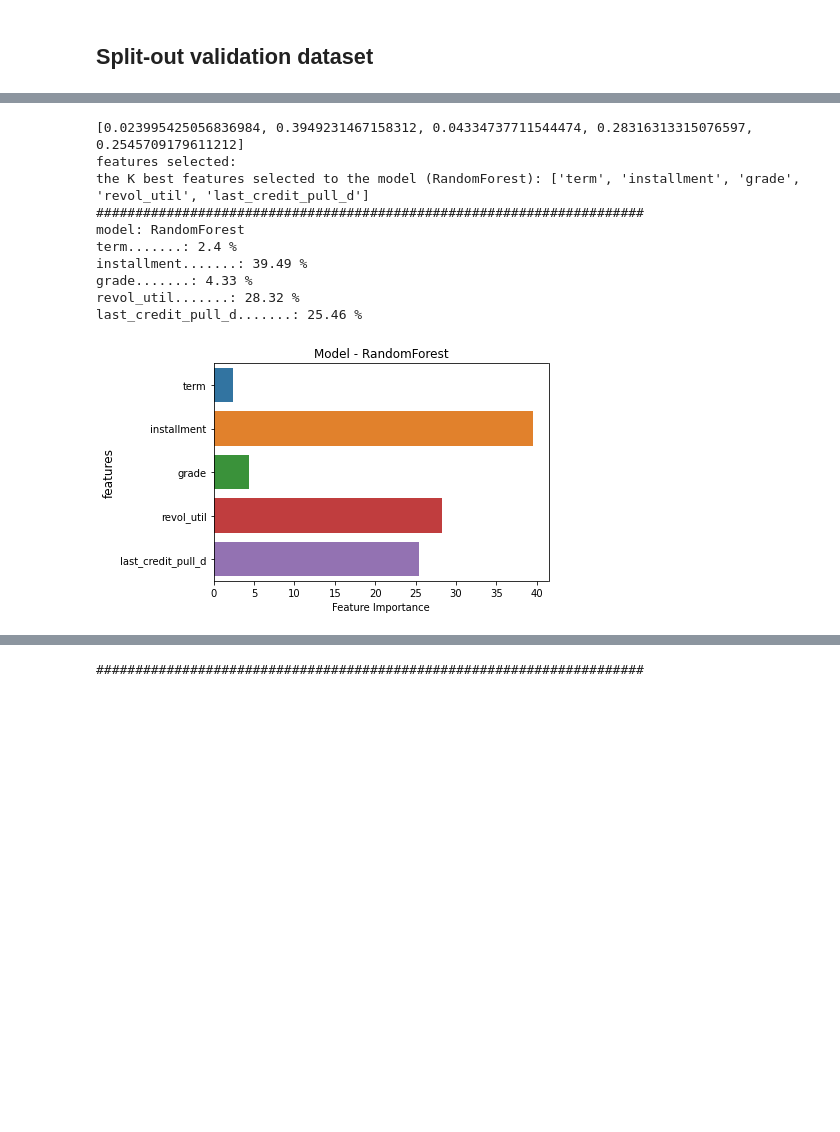
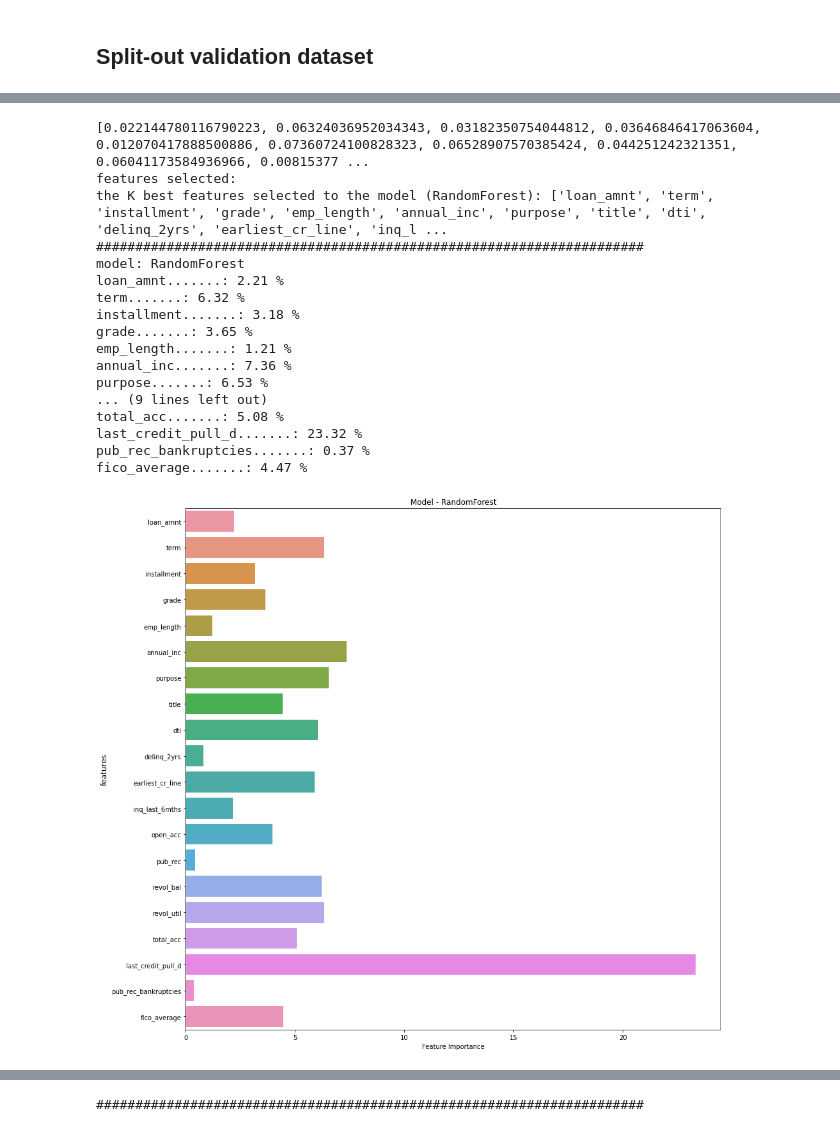
Before and after one commit to andvsilva/dataset, a Jupyter notebook: notebooks/model.ipynb, the cells around one changed output, grey strips where cells are left out. Cells and saved outputs as stored; diff of their text form; code cells hidden in the pictures; blank space fills up the shorter version.

Commit message:
update feature selection and modeling

```diff
--- a/notebooks/model.ipynb
+++ b/notebooks/model.ipynb
@@ -136,7 +138,7 @@ def pipeline_project(X, model):
     print('preprocessor...')
     preprocessor = transf_cat_num(X)
 
-    feature_selection = SelectKBest(score_func=mutual_info_regression, k = 5)
+    feature_selection = SelectKBest(score_func=mutual_info_regression, k = 20)
 
     pipe = Pipeline(steps=[('preprocessor', preprocessor),
                             ('fs', feature_selection),
@@ -301,39 +300,47 @@ for name, model in models.items():
     for ilist in new_features:
 
         if(name=='CatBoost'):
             dict_feat_importances[ilist] = list_feat_importances[i] # porcentagem %
             print(f"{ilist}.......: {round(dict_feat_importances[ilist], 2)} %")
             i=i+1
         else:
             dict_feat_importances[ilist] = list_feat_importances[i]*100 # porcentagem %
             print(f"{ilist}.......: {round(dict_feat_importances[ilist], 2)} %")
             i=i+1
 
     x_axis = list(dict_feat_importances.values())
     y_axis = list(dict_feat_importances.keys())
 
+    plt.figure(figsize = (15,15))
     sns.barplot(x_axis, y_axis)
 
     plt.ylabel('features', fontsize=12)
     plt.xlabel('Feature Importance')
     plt.title(f"Model - {name}")
     plt.savefig(f'figures/feature_importance_model_{name}.png')
     plt.savefig(f'figures/feature_importance_model_{name}.pdf')
     # Show graphic
     plt.show()
 
 
     print('######################################################################')
 # %% [output]
-[0.023995425056836984, 0.3949231467158312, 0.04334737711544474, 0.28316313315076597, 0.2545709179611212]
+[0.022144780116790223, 0.06324036952034343, 0.03182350754044812, 0.03646846417063604, 0.012070417888500886, 0.07360724100828323, 0.06528907570385424, 0.044251242321351, 0.06041173584936966, 0.00815377 ...
 features selected:
-the K best features selected to the model (RandomForest): ['term', 'installment', 'grade', 'revol_util', 'last_credit_pull_d']
+the K best features selected to the model (RandomForest): ['loan_amnt', 'term', 'installment', 'grade', 'emp_length', 'annual_inc', 'purpose', 'title', 'dti', 'delinq_2yrs', 'earliest_cr_line', 'inq_l ...
 ######################################################################
 model: RandomForest
-term.......: 2.4 %
-installment.......: 39.49 %
-grade.......: 4.33 %
-revol_util.......: 28.32 %
-last_credit_pull_d.......: 25.46 %
+loan_amnt.......: 2.21 %
+term.......: 6.32 %
+installment.......: 3.18 %
+grade.......: 3.65 %
+emp_length.......: 1.21 %
+annual_inc.......: 7.36 %
+purpose.......: 6.53 %
+... (9 lines left out)
+total_acc.......: 5.08 %
+last_credit_pull_d.......: 23.32 %
+pub_rec_bankruptcies.......: 0.37 %
+fico_average.......: 4.47 %
-[figure, old version]
+[figure, new version]
 ######################################################################
```
Also changed, not shown: parts of 7 cells of this notebook, 16 other files.
